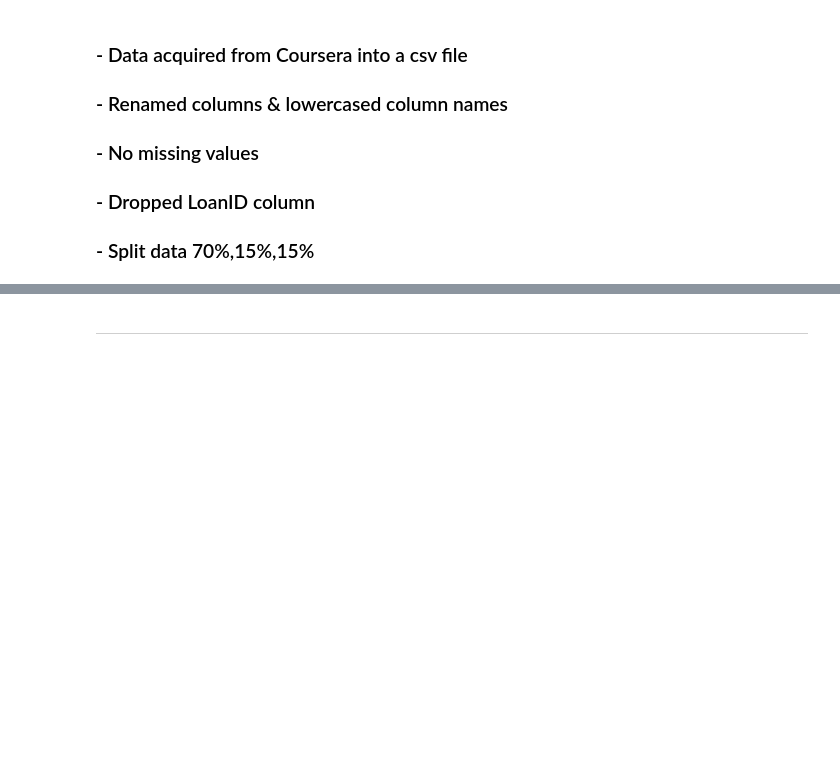
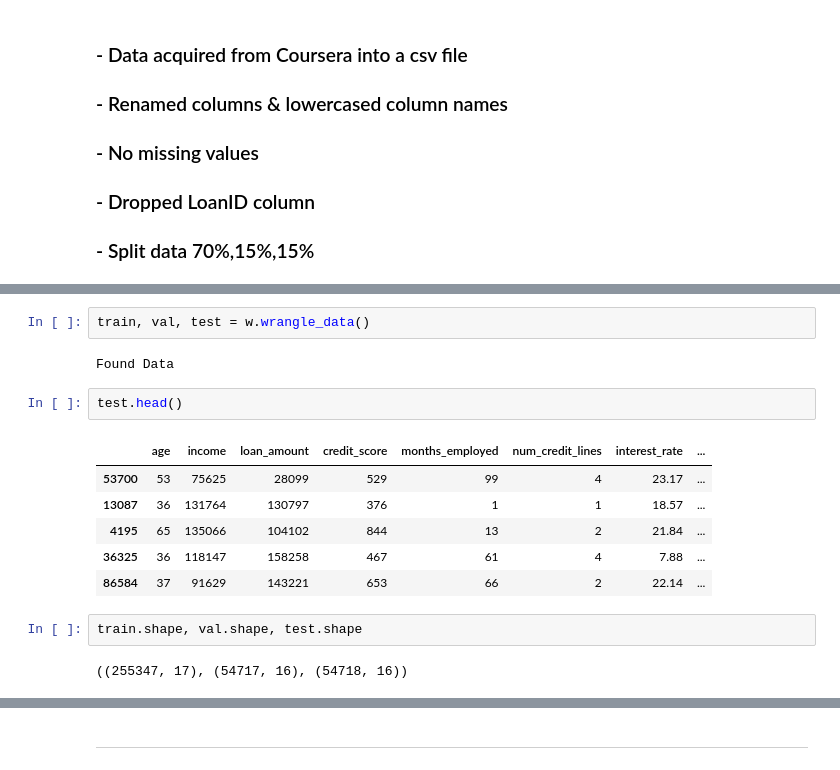
Before and after one commit to Msalazar2/individual-project, a Jupyter notebook: Final_Report-Copy1.ipynb, the cells around one changed output, grey strips where cells are left out. Drawn from its saved outputs; the diff is of its cells as text; blank space fills up the shorter version.

```diff
--- a/Final_Report-Copy1.ipynb
+++ b/Final_Report-Copy1.ipynb
@@ -383,0 +281,17 @@ _________________________________________________
+# %%
+train, val, test = w.wrangle_data()
+# %% [output]
+Found Data
+# %%
+test.head()
+# %% [output]
+|  | age | income | loan_amount | credit_score | months_employed | num_credit_lines | interest_rate | ... |
+| 53700 | 53 | 75625 | 28099 | 529 | 99 | 4 | 23.17 | ... |
+| 13087 | 36 | 131764 | 130797 | 376 | 1 | 1 | 18.57 | ... |
+| 4195 | 65 | 135066 | 104102 | 844 | 13 | 2 | 21.84 | ... |
+| 36325 | 36 | 118147 | 158258 | 467 | 61 | 4 | 7.88 | ... |
+| 86584 | 37 | 91629 | 143221 | 653 | 66 | 2 | 22.14 | ... |
+# %%
+train.shape, val.shape, test.shape
+# %% [output]
+((255347, 17), (54717, 16), (54718, 16))
```
Also changed, not shown: parts of 26 cells of this notebook.
